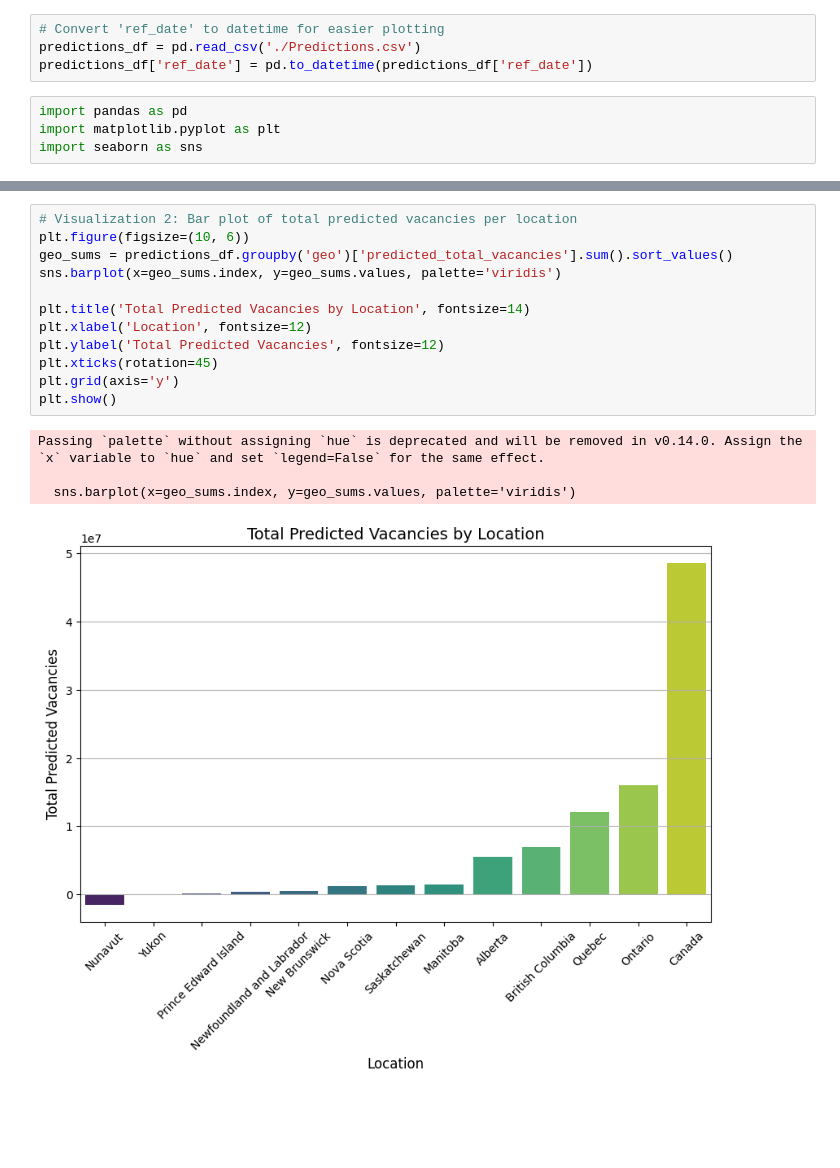
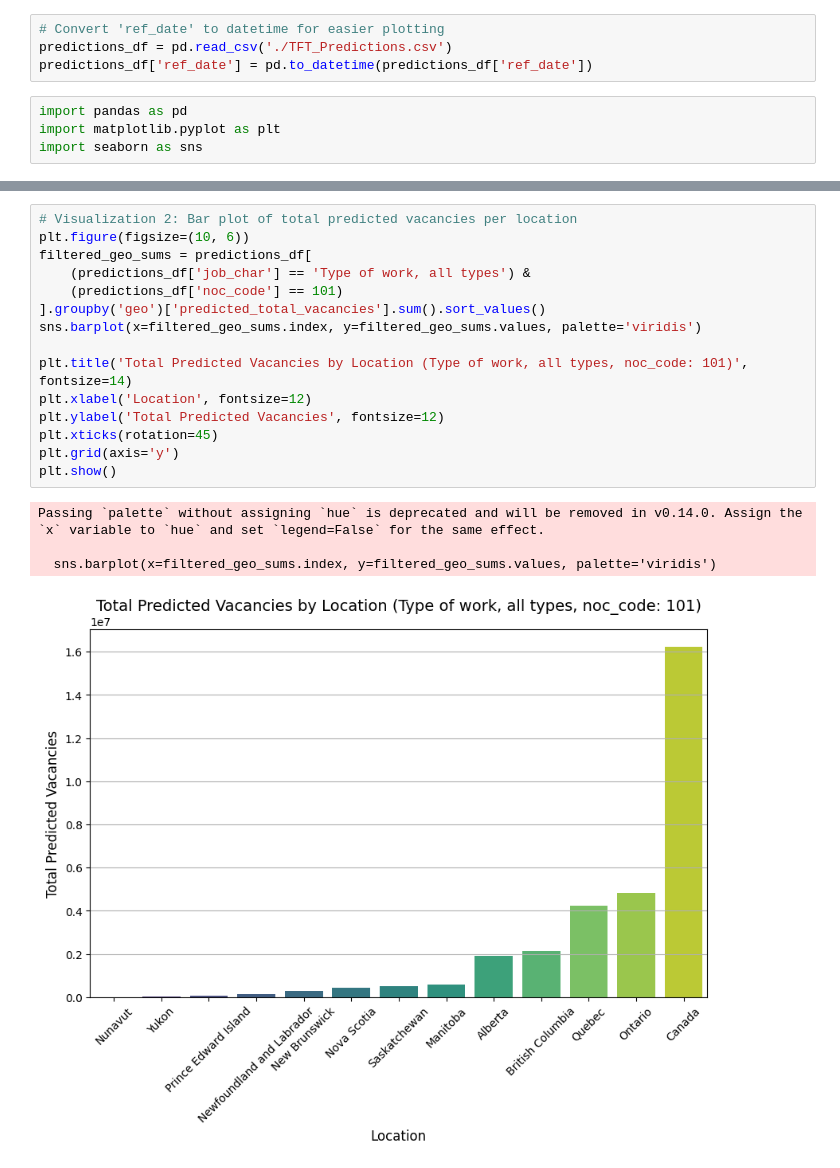
Before and after one commit to Sanjay-10/Job_Prediction_Using_TFT, a Jupyter notebook: Machine_Learning/TFT_Model.ipynb, the cells around one changed output, grey strips where cells are left out. Cells and saved outputs as stored; diff of their text form; blank space fills up the shorter version.

```diff
--- a/Machine_Learning/TFT_Model.ipynb
+++ b/Machine_Learning/TFT_Model.ipynb
@@ -373,6 +471,6 @@ Predictions saved to 'Predictions.csv'.
 # %%
 # Convert 'ref_date' to datetime for easier plotting
-predictions_df = pd.read_csv('./Predictions.csv')
+predictions_df = pd.read_csv('./TFT_Predictions.csv')
 predictions_df['ref_date'] = pd.to_datetime(predictions_df['ref_date'])
 # %%
 import pandas as pd
@@ -415,20 +540,23 @@ plt.show()
 # %%
 # Visualization 2: Bar plot of total predicted vacancies per location
 plt.figure(figsize=(10, 6))
-geo_sums = predictions_df.groupby('geo')['predicted_total_vacancies'].sum().sort_values()
-sns.barplot(x=geo_sums.index, y=geo_sums.values, palette='viridis')
+filtered_geo_sums = predictions_df[
+    (predictions_df['job_char'] == 'Type of work, all types') &
+    (predictions_df['noc_code'] == 101)
+].groupby('geo')['predicted_total_vacancies'].sum().sort_values()
+sns.barplot(x=filtered_geo_sums.index, y=filtered_geo_sums.values, palette='viridis')
 
-plt.title('Total Predicted Vacancies by Location', fontsize=14)
+plt.title('Total Predicted Vacancies by Location (Type of work, all types, noc_code: 101)', fontsize=14)
 plt.xlabel('Location', fontsize=12)
 plt.ylabel('Total Predicted Vacancies', fontsize=12)
 plt.xticks(rotation=45)
 plt.grid(axis='y')
 plt.show()
 # %% [output]
 Passing `palette` without assigning `hue` is deprecated and will be removed in v0.14.0. Assign the `x` variable to `hue` and set `legend=False` for the same effect.
 
-  sns.barplot(x=geo_sums.index, y=geo_sums.values, palette='viridis')
+  sns.barplot(x=filtered_geo_sums.index, y=filtered_geo_sums.values, palette='viridis')
-[figure, old version]
+[figure, new version]
 # %%
 # Visualization 3: Error bars for predictions with confidence intervals
 plt.figure(figsize=(12, 6))
```
Also changed, not shown: parts of 14 cells of this notebook, 2 other files.
